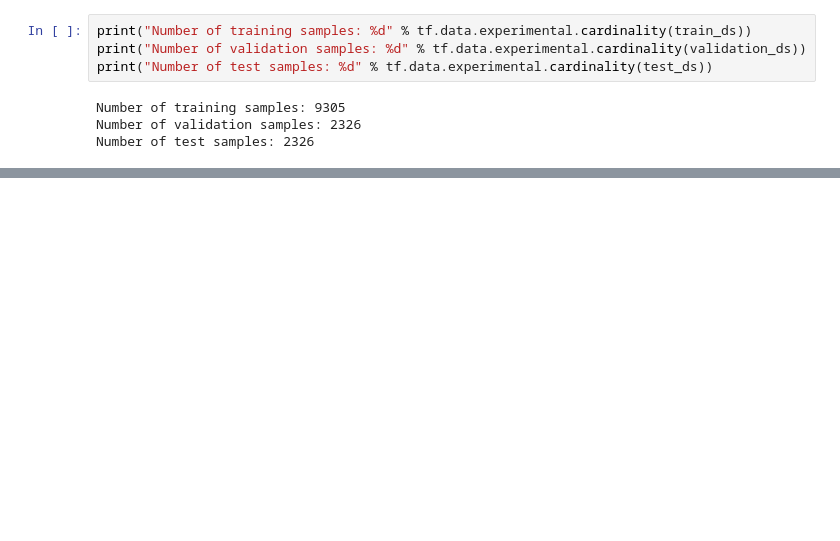
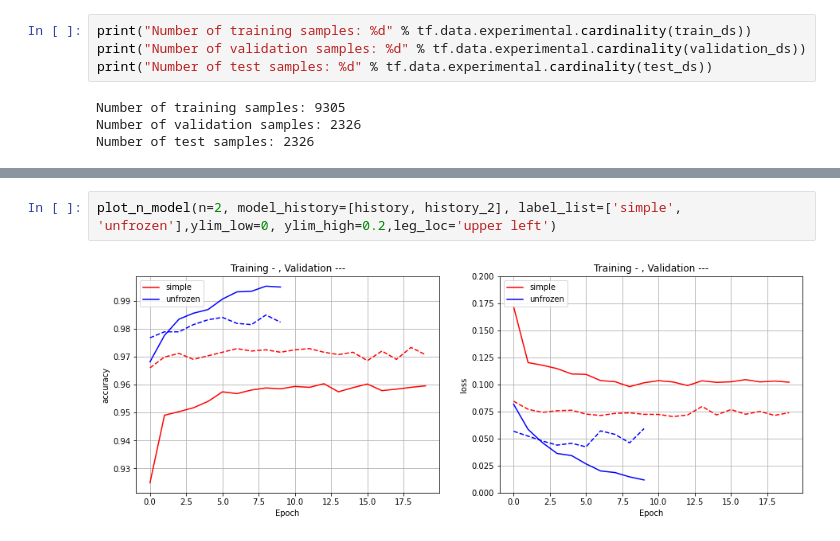
Before and after one commit to poojasaxena/tensorflow-specialization-coursera, a Jupyter notebook: course2_convolutional-neural-networks-tensorflow/03_transfer-learning/Course_2_Part_6_Lesson_2_Notebook_Xception_catvsdogs.ipynb, the cells around one changed output, grey strips where cells are left out. Drawn from its saved outputs; the diff is of its cells as text; blank space fills up the shorter version.

```diff
--- a/course2_convolutional-neural-networks-tensorflow/03_transfer-learning/Course_2_Part_6_Lesson_2_Notebook_Xception_catvsdogs.ipynb
+++ b/course2_convolutional-neural-networks-tensorflow/03_transfer-learning/Course_2_Part_6_Lesson_2_Notebook_Xception_catvsdogs.ipynb
@@ -52,0 +319,4 @@ Dataset.
+# %%
+plot_n_model(n=2, model_history=[history, history_2], label_list=['simple', 'unfrozen'],ylim_low=0, ylim_high=0.2,leg_loc='upper left')
+# %% [output]
+[figure, added]
```
Also changed, not shown: parts of 24 cells of this notebook.
